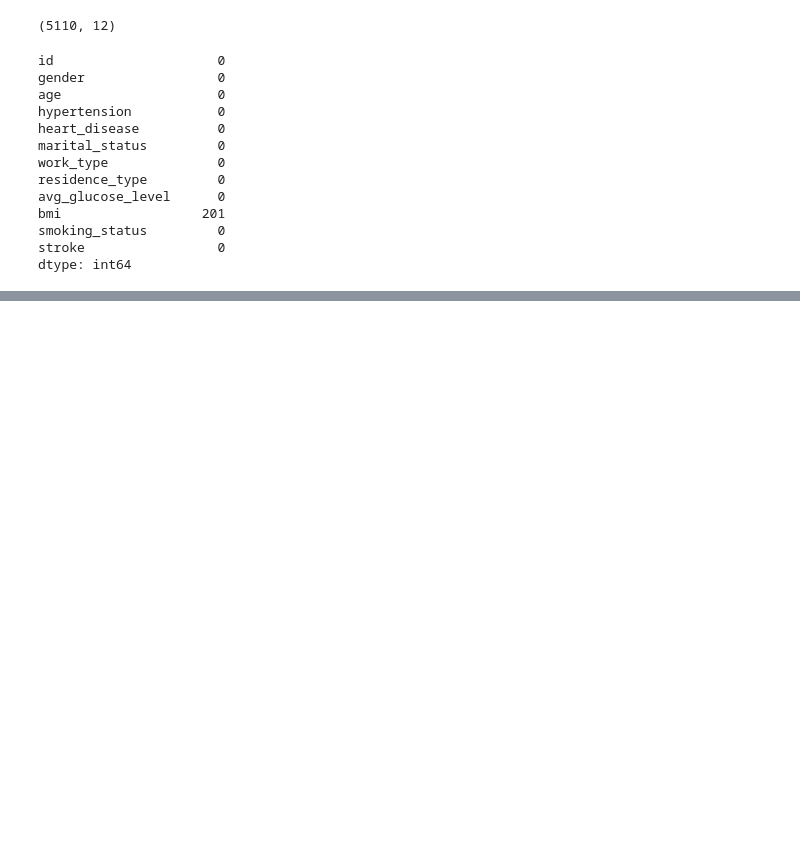
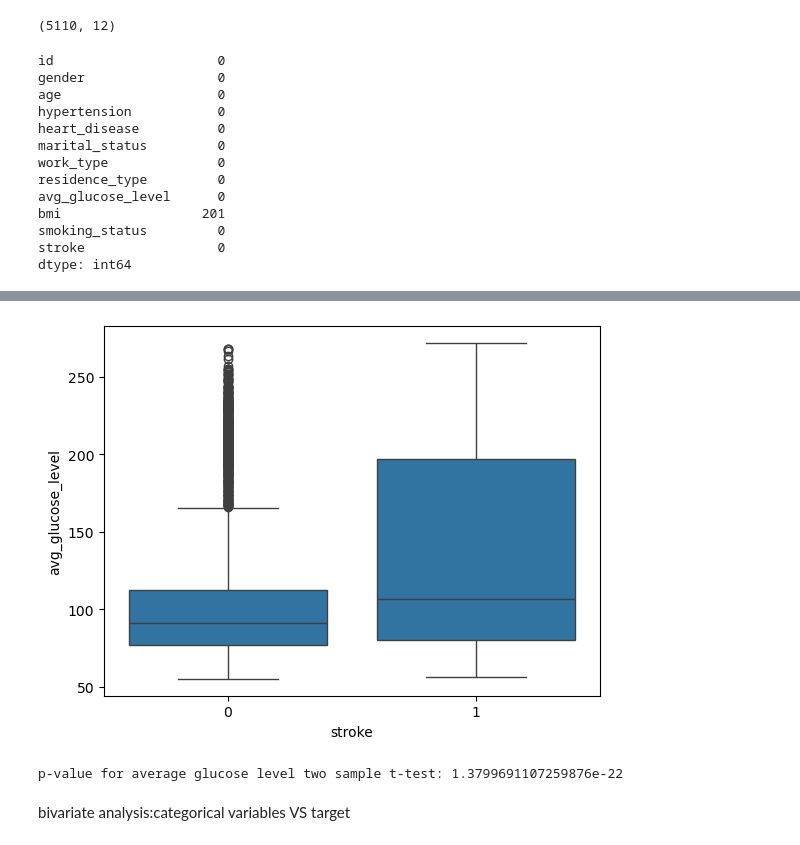
Before and after one commit to Rimas37/Stroke_Prediction, a Jupyter notebook: Analysis.ipynb, the cells around one changed output, grey strips where cells are left out. Saved outputs shown, nothing was run; the diff lists cells and outputs as text; code cells hidden in the pictures; blank space fills up the shorter version.

```diff
--- a/Analysis.ipynb
+++ b/Analysis.ipynb
@@ -169,0 +213,13 @@ df.dropna(inplace=True)
+# %%
+sns.boxplot(df, x='stroke',y='avg_glucose_level')
+plt.show()
+# %% [output]
+[figure, added]
+# %%
+from scipy.stats import ttest_ind
+tstat,pval=ttest_ind(glu_stroke, glu_no_stroke)
+print('p-value for average glucose level two sample t-test: ' + str(pval))
+# %% [output]
+p-value for average glucose level two sample t-test: 1.3799691107259876e-22
+# %% [markdown]
+bivariate analysis:categorical variables VS target
```
Also changed, not shown: parts of 38 cells of this notebook.
